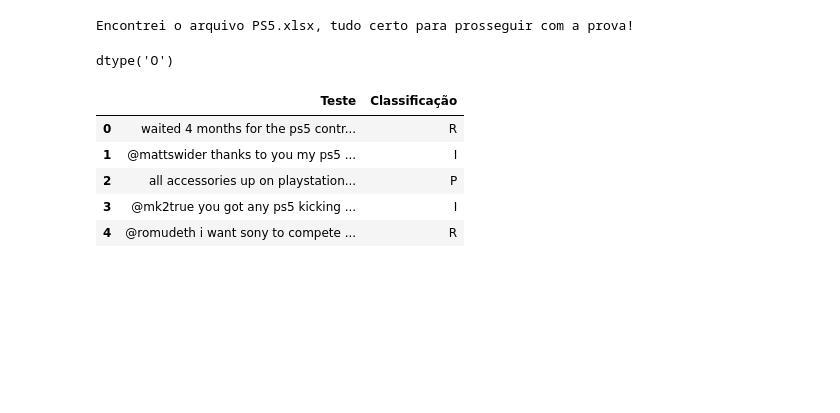
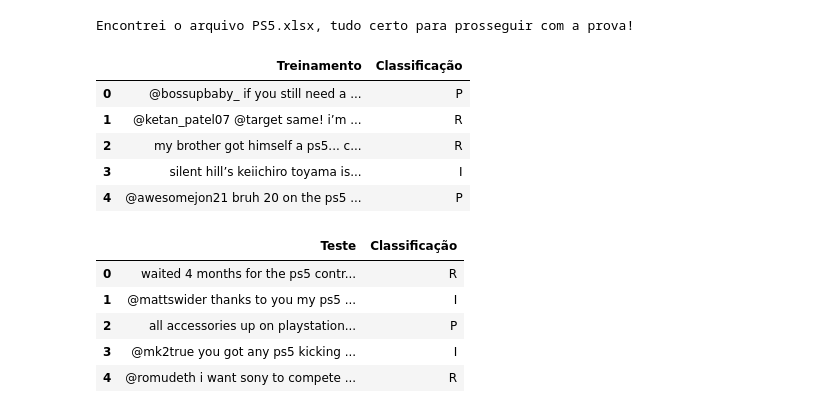
Before and after one commit to JorasOliveira/cDadosP1, a Jupyter notebook: Projeto1_Layout_Classificador.ipynb, the cells around one changed output. Drawn from its saved outputs; the diff is of its cells as text; code cells hidden in the pictures; blank space fills up the shorter version.

```diff
--- a/Projeto1_Layout_Classificador.ipynb
+++ b/Projeto1_Layout_Classificador.ipynb
@@ -45,10 +46,13 @@ Encontrei o arquivo PS5.xlsx, tudo certo para prosseguir com a prova!
 # %%
 train = pd.read_excel(filename)
 train.head(5)
-
-train.Classificação.dtype
 # %% [output]
-dtype('O')
+|  | Treinamento | Classificação |
+| 0 | @bossupbaby_ if you still need a ... | P |
+| 1 | @ketan_patel07 @target same! i’m ... | R |
+| 2 | my brother got himself a ps5... c... | R |
+| 3 | silent hill’s keiichiro toyama is... | I |
+| 4 | @awesomejon21 bruh 20 on the ps5 ... | P |
 # %%
 test = pd.read_excel(filename, sheet_name = 'Teste')
 test.head(5)
```
Also changed, not shown: parts of 5 cells of this notebook.
